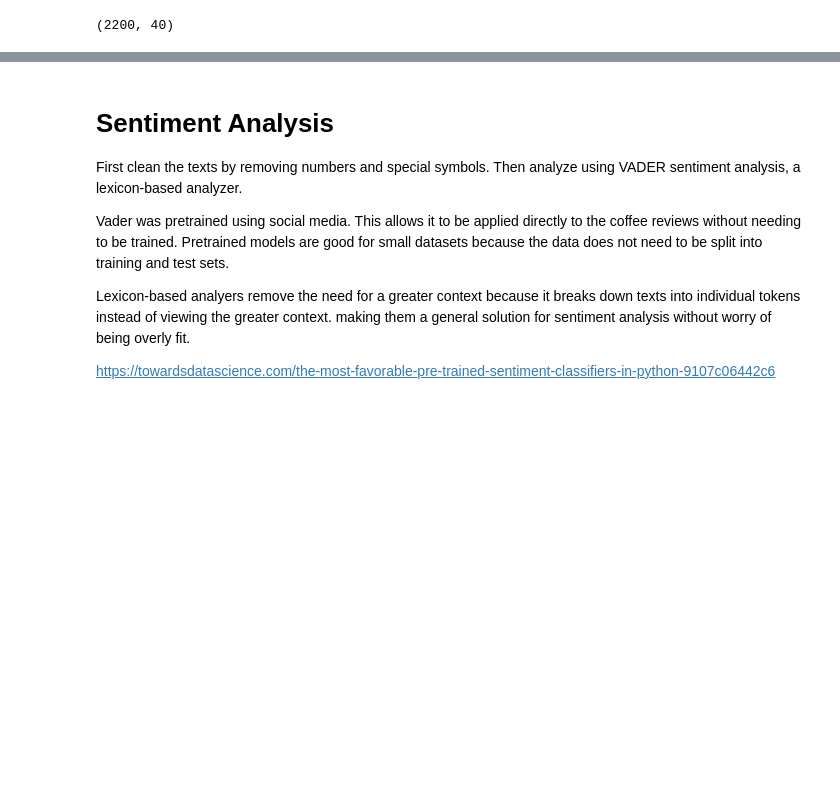
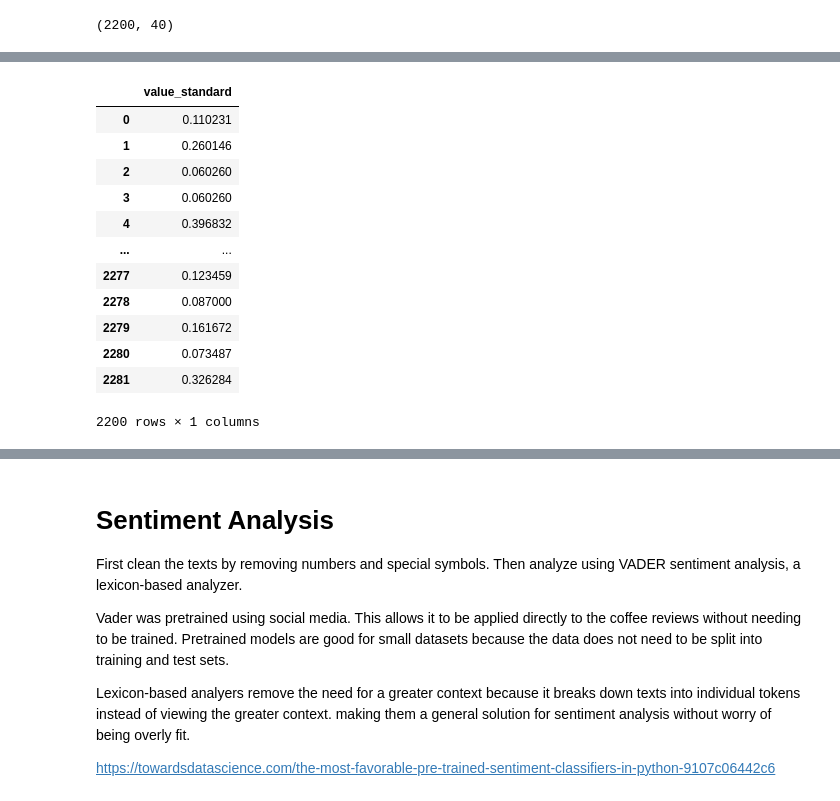
Before and after one commit to DATA-606-SPRING-2023-TUE/nicholas_data606, a Jupyter notebook: src/Data_Conversions.ipynb, the cells around one changed output, grey strips where cells are left out. Drawn from its saved outputs; the diff is of its cells as text; code cells hidden in the pictures; blank space fills up the shorter version.

```diff
--- a/src/Data_Conversions.ipynb
+++ b/src/Data_Conversions.ipynb
@@ -239 +332,29 @@ Coffee_df.shape
+# %%
+# Apply Unit Conversions to grams
+def unit_convert(unit, value):
+  if unit == "ounces":
+    return value / 28.3495
+  elif unit == "pounds":
+    return value / 453.592
+  elif unit == "grams":
+    return value * 1
+  else:
+    return value * 1
+
+Coffee_df['value_standard'] = Coffee_df.apply(lambda x: unit_convert(x.unit, x.value_usd), axis=1)
+Coffee_df[['value_standard']]
+# %% [output]
+|  | value_standard |
+| 0 | 0.110231 |
+| 1 | 0.260146 |
+| 2 | 0.060260 |
+| 3 | 0.060260 |
+| 4 | 0.396832 |
+| ... | ... |
+| 2277 | 0.123459 |
+| 2278 | 0.087000 |
+| 2279 | 0.161672 |
+| 2280 | 0.073487 |
+| 2281 | 0.326284 |
+2200 rows × 1 columns
 # %%
```
Also changed, not shown: parts of 12 cells of this notebook.
